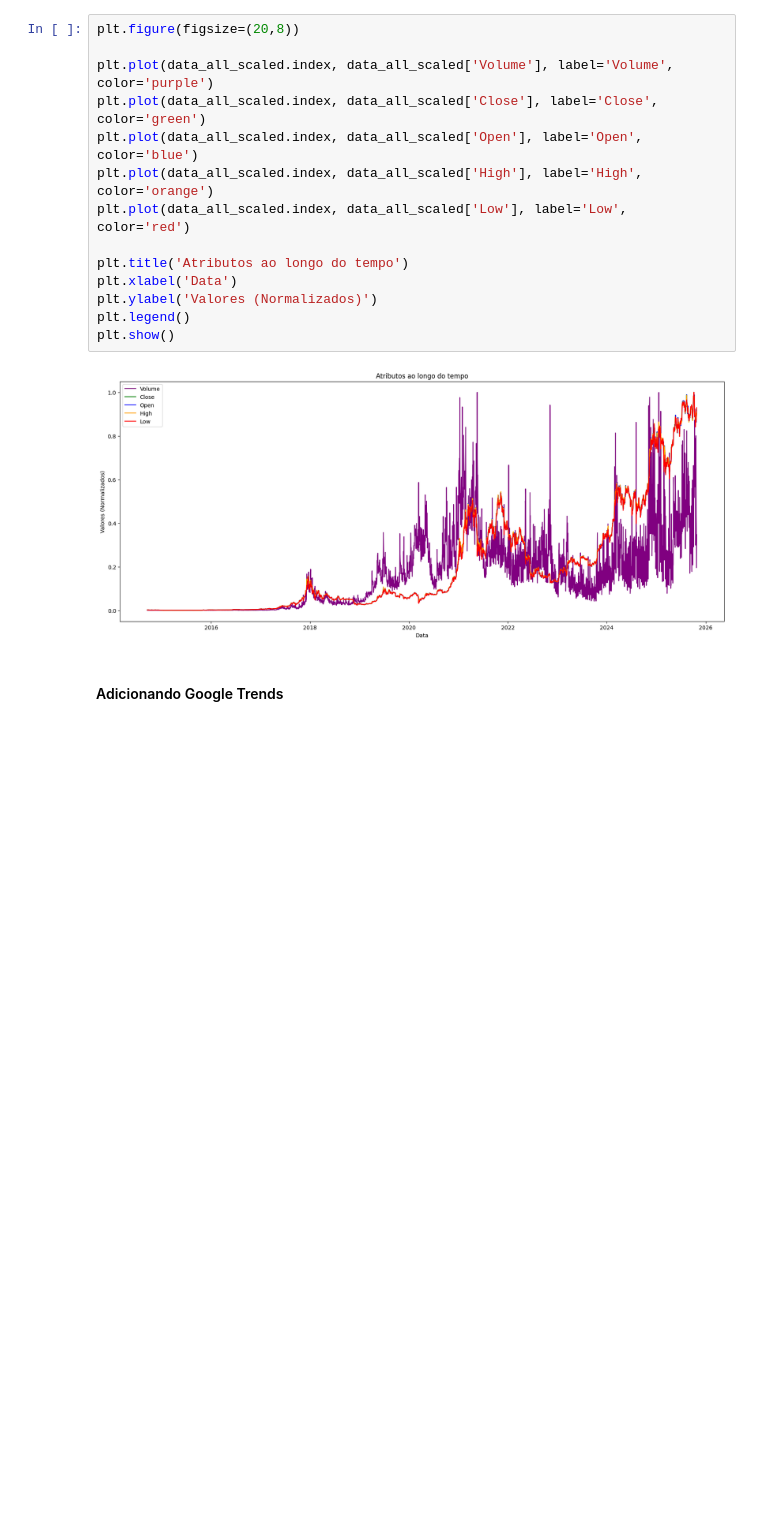
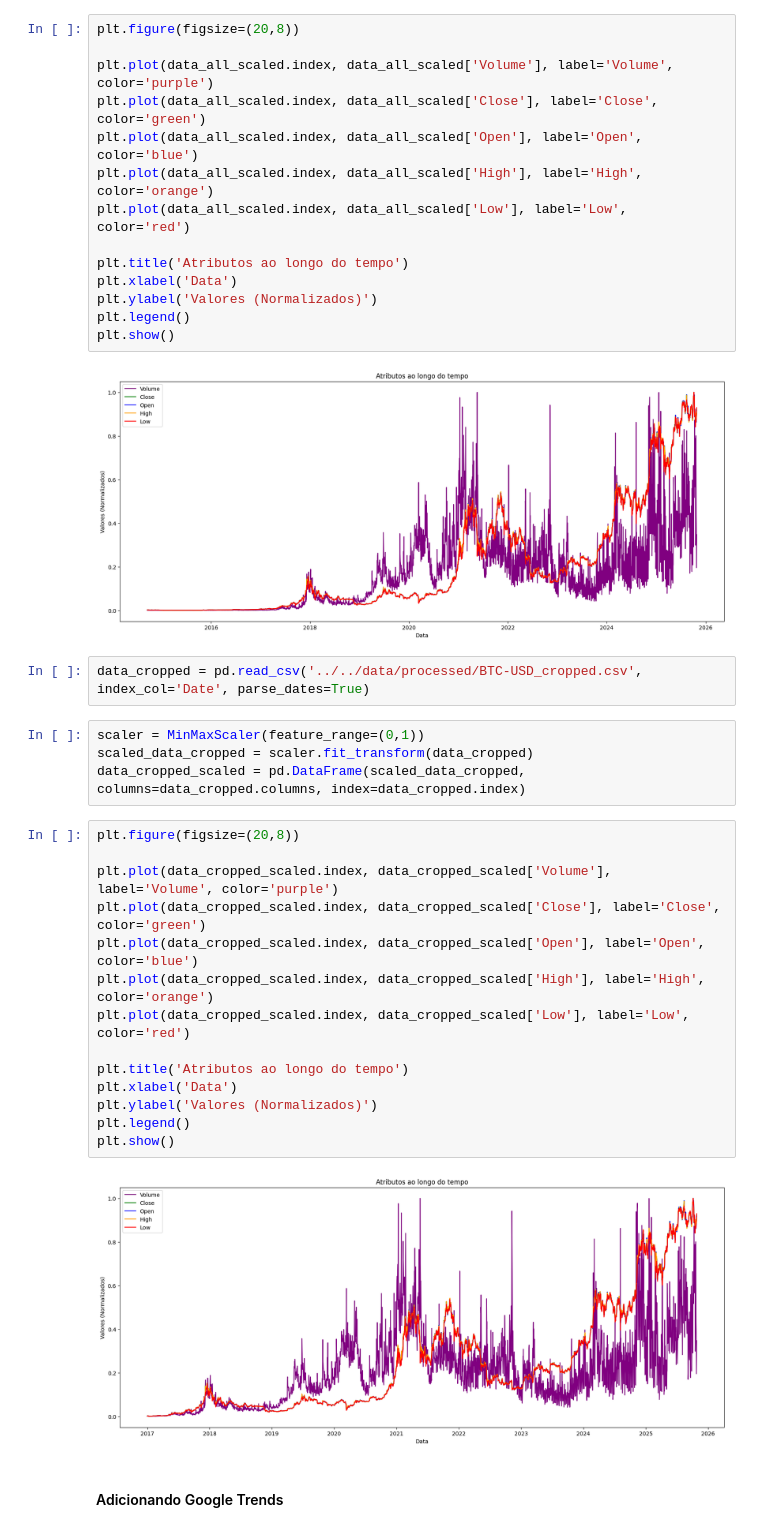
Before and after one commit to gusdiaso/crypto_predict, a Jupyter notebook: notebooks/BTC/02_data_btc_eda.ipynb, the cells around one changed output. Saved outputs shown, nothing was run; the diff lists cells and outputs as text; blank space fills up the shorter version.

```diff
--- a/notebooks/BTC/02_data_btc_eda.ipynb
+++ b/notebooks/BTC/02_data_btc_eda.ipynb
@@ -67,6 +67,28 @@ plt.legend()
 plt.show()
 # %% [output]
 [figure]
+# %%
+data_cropped = pd.read_csv('../../data/processed/BTC-USD_cropped.csv', index_col='Date', parse_dates=True)
+# %%
+scaler = MinMaxScaler(feature_range=(0,1))
+scaled_data_cropped = scaler.fit_transform(data_cropped)
+data_cropped_scaled = pd.DataFrame(scaled_data_cropped, columns=data_cropped.columns, index=data_cropped.index)
+# %%
+plt.figure(figsize=(20,8))
+
+plt.plot(data_cropped_scaled.index, data_cropped_scaled['Volume'], label='Volume', color='purple')
+plt.plot(data_cropped_scaled.index, data_cropped_scaled['Close'], label='Close', color='green')
+plt.plot(data_cropped_scaled.index, data_cropped_scaled['Open'], label='Open', color='blue')
+plt.plot(data_cropped_scaled.index, data_cropped_scaled['High'], label='High', color='orange')
+plt.plot(data_cropped_scaled.index, data_cropped_scaled['Low'], label='Low', color='red')
+
+plt.title('Atributos ao longo do tempo')
+plt.xlabel('Data')
+plt.ylabel('Valores (Normalizados)')
+plt.legend()
+plt.show()
+# %% [output]
+[figure, added]
 # %% [markdown]
 #### Adicionando Google Trends
 # %%
```
Also changed, not shown: parts of 2 cells of this notebook.
